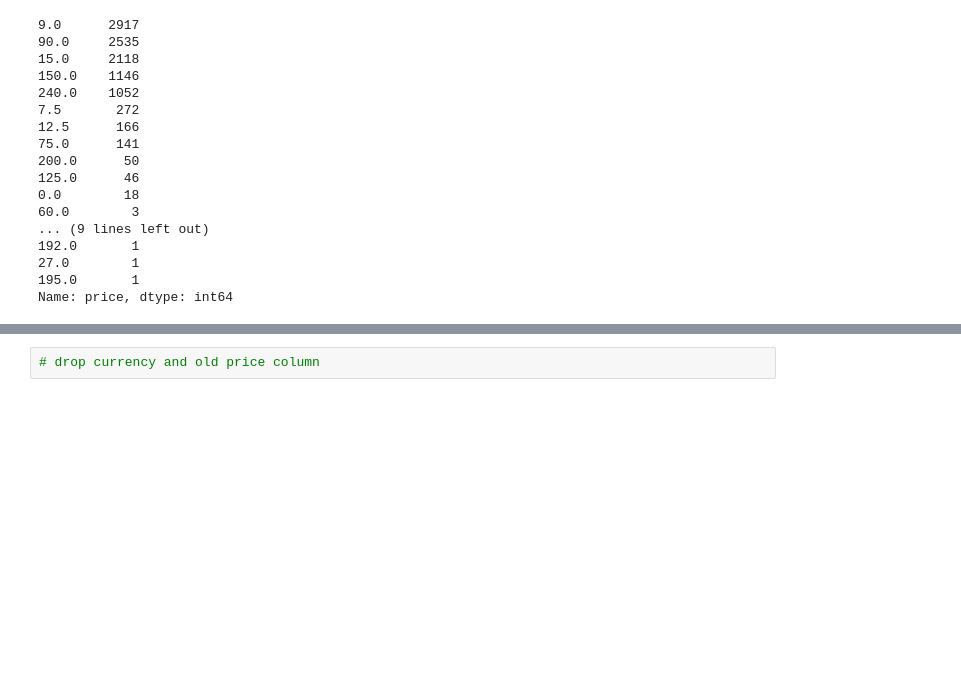
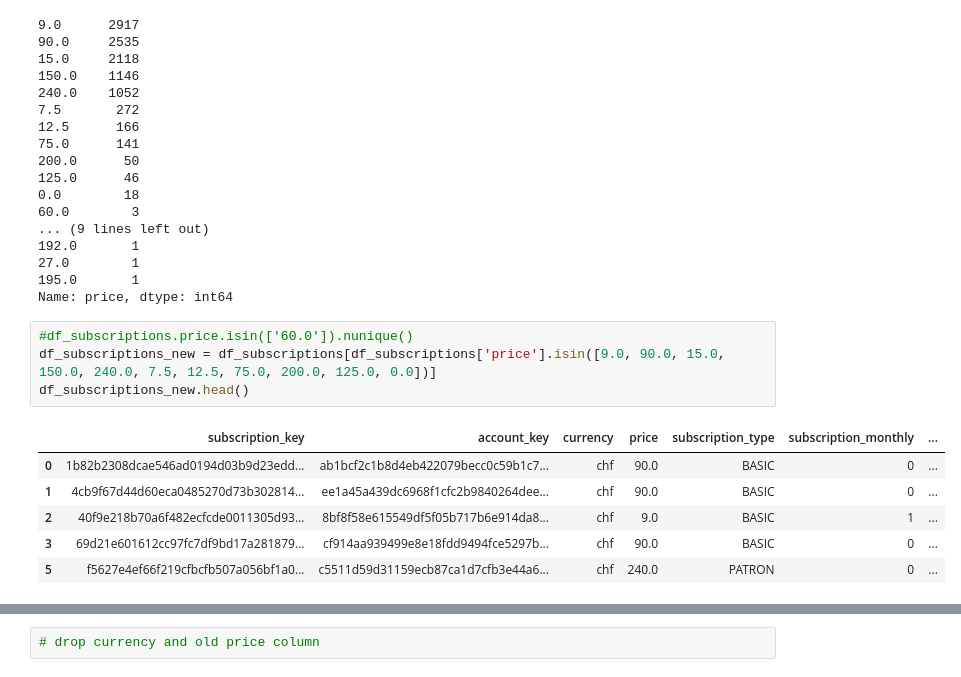
Before and after one commit to elisicke/Data-Analyst-Capstone-Project, a Jupyter notebook: Group.ipynb, the cells around one changed output, grey strips where cells are left out. Drawn from its saved outputs; the diff is of its cells as text; blank space fills up the shorter version.

Commit message:
working on the price structure implementation

```diff
--- a/Group.ipynb
+++ b/Group.ipynb
@@ -189,3 +237,14 @@ array([ 90. ,   9. ,  11. , 240. , 150. , 110. ,  15. ,   6. ,  60. ,
 27.0        1
 195.0       1
 Name: price, dtype: int64
+# %%
+#df_subscriptions.price.isin(['60.0']).nunique()
+df_subscriptions_new = df_subscriptions[df_subscriptions['price'].isin([9.0, 90.0, 15.0, 150.0, 240.0, 7.5, 12.5, 75.0, 200.0, 125.0, 0.0])]
+df_subscriptions_new.head()
+# %% [output]
+|  | subscription_key | account_key | currency | price | subscription_type | subscription_monthly | ... |
+| 0 | 1b82b2308dcae546ad0194d03b9d23edd... | ab1bcf2c1b8d4eb422079becc0c59b1c7... | chf | 90.0 | BASIC | 0 | ... |
+| 1 | 4cb9f67d44d60eca0485270d73b302814... | ee1a45a439dc6968f1cfc2b9840264dee... | chf | 90.0 | BASIC | 0 | ... |
+| 2 | 40f9e218b70a6f482ecfcde0011305d93... | 8bf8f58e615549df5f05b717b6e914da8... | chf | 9.0 | BASIC | 1 | ... |
+| 3 | 69d21e601612cc97fc7df9bd17a281879... | cf914aa939499e8e18fdd9494fce5297b... | chf | 90.0 | BASIC | 0 | ... |
+| 5 | f5627e4ef66f219cfbcfb507a056bf1a0... | c5511d59d31159ecb87ca1d7cfb3e44a6... | chf | 240.0 | PATRON | 0 | ... |
```
Also changed, not shown: parts of 10 cells of this notebook, 1 other file.
